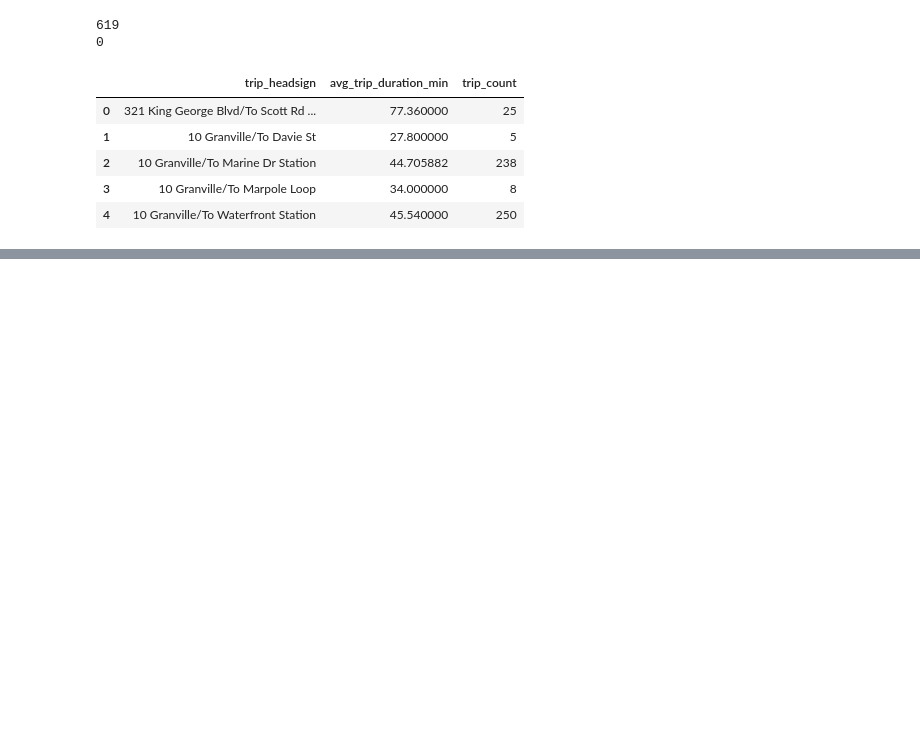
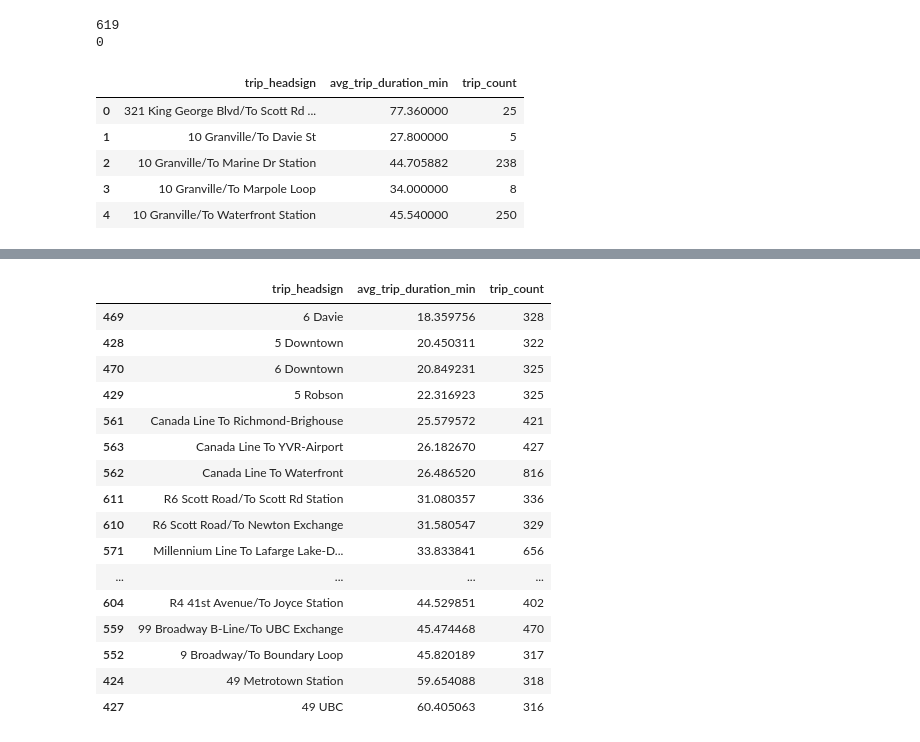
Before and after one commit to mcho04/TechStrat26, a Jupyter notebook: transit_analysis.ipynb, the cells around one changed output, grey strips where cells are left out. Cells and saved outputs as stored; diff of their text form; code cells hidden in the pictures; blank space fills up the shorter version.

```diff
--- a/transit_analysis.ipynb
+++ b/transit_analysis.ipynb
@@ -228,0 +203,20 @@ plt.show()
+# %%
+plot_df
+# %% [output]
+|  | trip_headsign | avg_trip_duration_min | trip_count |
+| 469 | 6 Davie | 18.359756 | 328 |
+| 428 | 5 Downtown | 20.450311 | 322 |
+| 470 | 6 Downtown | 20.849231 | 325 |
+| 429 | 5 Robson | 22.316923 | 325 |
+| 561 | Canada Line To Richmond-Brighouse | 25.579572 | 421 |
+| 563 | Canada Line To YVR-Airport | 26.182670 | 427 |
+| 562 | Canada Line To Waterfront | 26.486520 | 816 |
+| 611 | R6 Scott Road/To Scott Rd Station | 31.080357 | 336 |
+| 610 | R6 Scott Road/To Newton Exchange | 31.580547 | 329 |
+| 571 | Millennium Line To Lafarge Lake-D... | 33.833841 | 656 |
+| ... | ... | ... | ... |
+| 604 | R4 41st Avenue/To Joyce Station | 44.529851 | 402 |
+| 559 | 99 Broadway B-Line/To UBC Exchange | 45.474468 | 470 |
+| 552 | 9 Broadway/To Boundary Loop | 45.820189 | 317 |
+| 424 | 49 Metrotown Station | 59.654088 | 318 |
+| 427 | 49 UBC | 60.405063 | 316 |
```
Also changed, not shown: parts of 5 cells of this notebook.
